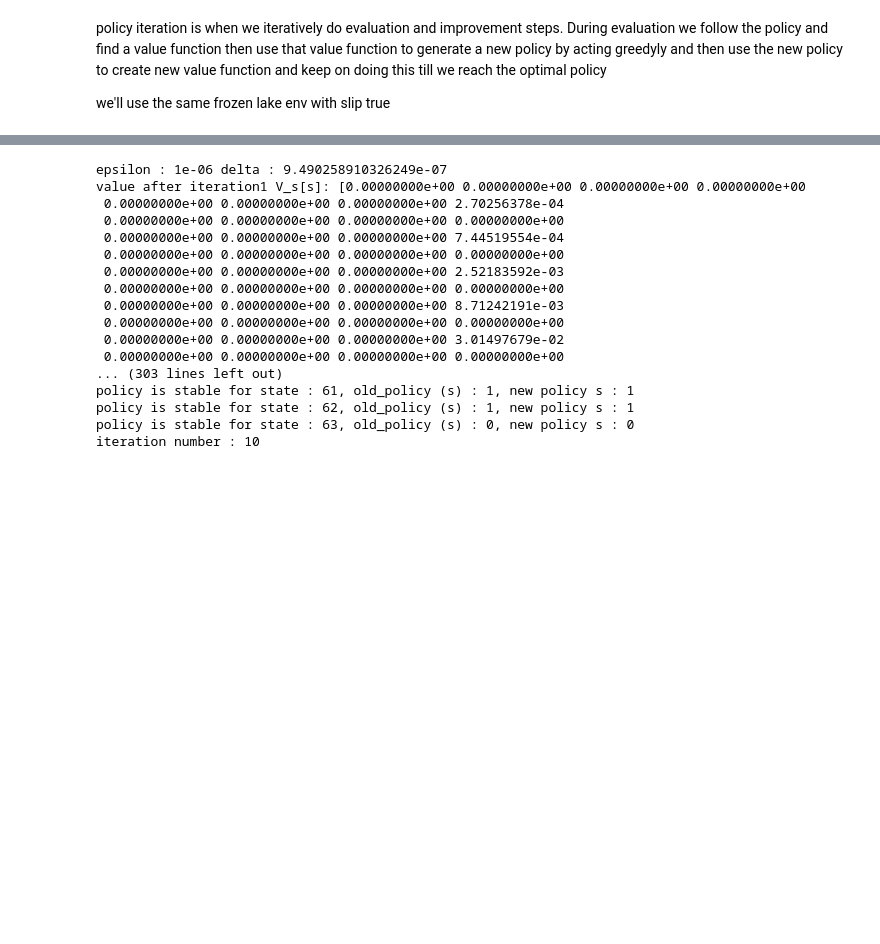
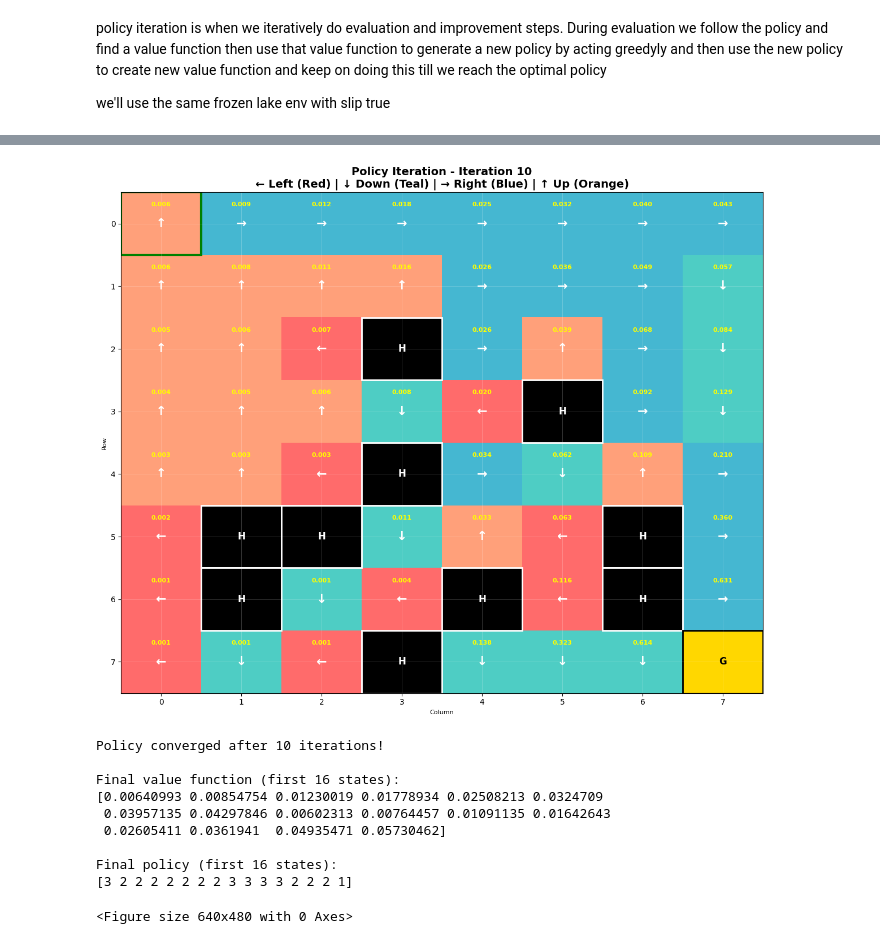
Before and after one commit to robintomar1/rl_workspace, a Jupyter notebook: classic_control/frozen_lake_policy_iteration.ipynb, the cells around one changed output, grey strips where cells are left out. Drawn from its saved outputs; the diff is of its cells as text; code cells hidden in the pictures; blank space fills up the shorter version.

Commit message:
added some visualizations with some help from cursor

```diff
--- a/classic_control/frozen_lake_policy_iteration.ipynb
+++ b/classic_control/frozen_lake_policy_iteration.ipynb
@@ -47,20 +130,27 @@ we'll use the same frozen lake env with slip true
 # %%
 import gymnasium as gym
 import numpy as np
+from IPython.display import display, clear_output
+import time
 
 # env = gym.make("FrozenLake-v1",map_name="8x8",render_mode="human")
-env = gym.make("FrozenLake-v1",map_name="8x8")
+env = gym.make("FrozenLake-v1", map_name="8x8")
 num_states = env.observation_space.n
 num_actions = env.action_space.n
 V_s = np.zeros(num_states)
 pi = np.zeros(num_states, dtype=int)
 
 epsilon = 0.000001  # stopping condition
-gamma = 0.8  # discount factor
+gamma = 0.9  # discount factor
 iteration = 0
 
 # Cache environment dynamics to avoid repeated lookups
 P = env.unwrapped.P
+
+# Setup visualization
+fig, ax = plt.subplots(figsize=(12, 10))
+visualize_policy(env, pi, V_s, iteration=0, ax=ax)
+plt.show()
 
 while True:
     # Policy Evaluation: Iteratively update value function until convergence
@@ -86,48 +176,48 @@ while True:
 
     # Policy Improvement: Update policy to be greedy w.r.t. current value function
     old_policy = pi.copy()
 
     # Pre-allocate action_values array outside inner loop for better performance
     action_values = np.zeros(num_actions)
 
     for s in range(num_states):
         action_values.fill(0)  # Reset for each state (faster than recreating array)
 
         for a in range(num_actions):
             for prob, next_state, reward, terminated in P[s][a]:
                 # If terminated, next state value is 0 (terminal state)
                 next_value = 0 if terminated else V_s[next_state]
                 action_values[a] += prob * (reward + gamma * next_value)
 
         pi[s] = np.argmax(action_values)
 
     # Check if policy has converged (much faster than looping through all states)
     policy_stable = np.array_equal(old_policy, pi)
 
     iteration += 1
     print(f"Iteration {iteration}: Policy {'stable' if policy_stable else 'changed'}")
 
+    # Update visualization
+    clear_output(wait=True)
+    visualize_policy(env, pi, V_s, iteration=iteration, ax=ax)
+    display(fig)
+    time.sleep(0.5)  # Small delay to see the changes
+
     if policy_stable:
-        print(f"Policy converged after {iteration} iterations!")
+        print(f"\nPolicy converged after {iteration} iterations!")
         break
 
 print(f"\nFinal value function (first 16 states):\n{V_s[:16]}")
 print(f"\nFinal policy (first 16 states):\n{pi[:16]}")
 # %% [output]
+[figure, added]
-epsilon : 1e-06 delta : 9.490258910326249e-07
-value after iteration1 V_s[s]: [0.00000000e+00 0.00000000e+00 0.00000000e+00 0.00000000e+00
- 0.00000000e+00 0.00000000e+00 0.00000000e+00 2.70256378e-04
- 0.00000000e+00 0.00000000e+00 0.00000000e+00 0.00000000e+00
- 0.00000000e+00 0.00000000e+00 0.00000000e+00 7.44519554e-04
- 0.00000000e+00 0.00000000e+00 0.00000000e+00 0.00000000e+00
- 0.00000000e+00 0.00000000e+00 0.00000000e+00 2.52183592e-03
- 0.00000000e+00 0.00000000e+00 0.00000000e+00 0.00000000e+00
- 0.00000000e+00 0.00000000e+00 0.00000000e+00 8.71242191e-03
- 0.00000000e+00 0.00000000e+00 0.00000000e+00 0.00000000e+00
- 0.00000000e+00 0.00000000e+00 0.00000000e+00 3.01497679e-02
- 0.00000000e+00 0.00000000e+00 0.00000000e+00 0.00000000e+00
-... (303 lines left out)
-policy is stable for state : 61, old_policy (s) : 1, new policy s : 1
-policy is stable for state : 62, old_policy (s) : 1, new policy s : 1
-policy is stable for state : 63, old_policy (s) : 0, new policy s : 0
-iteration number : 10
+Policy converged after 10 iterations!
+
+Final value function (first 16 states):
+[0.00640993 0.00854754 0.01230019 0.01778934 0.02508213 0.0324709
+ 0.03957135 0.04297846 0.00602313 0.00764457 0.01091135 0.01642643
+ 0.02605411 0.0361941  0.04935471 0.05730462]
+
+Final policy (first 16 states):
+[3 2 2 2 2 2 2 2 3 3 3 3 2 2 2 1]
+<Figure size 640x480 with 0 Axes>
```
Also changed, not shown: parts of 6 cells of this notebook, 1 other file.
